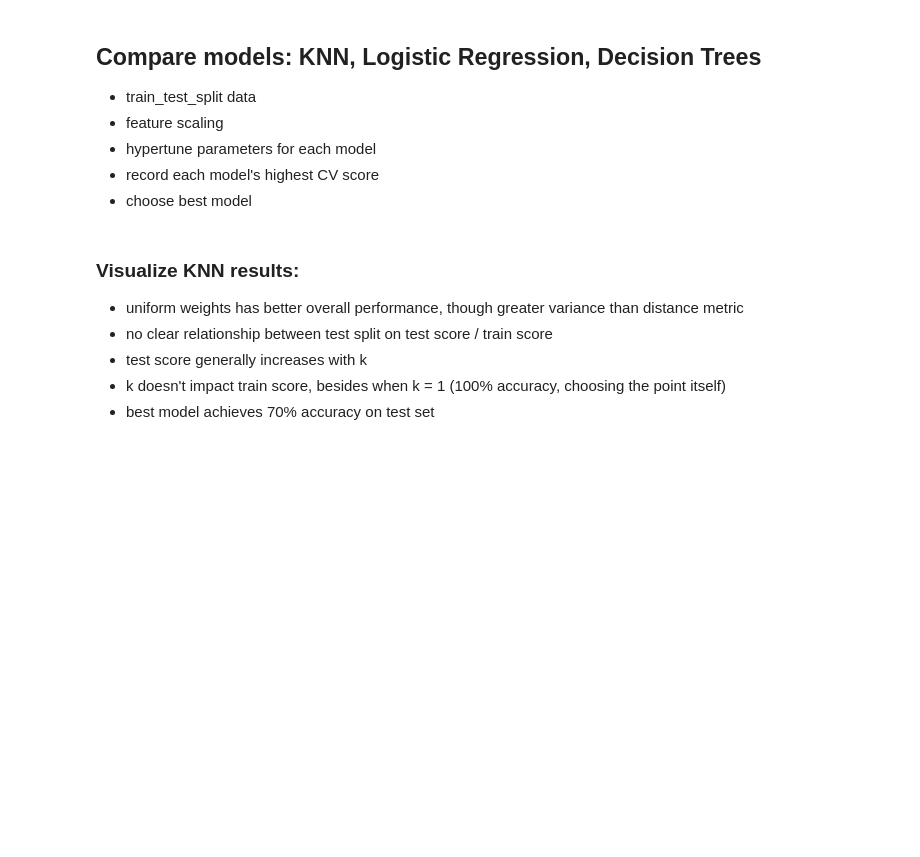
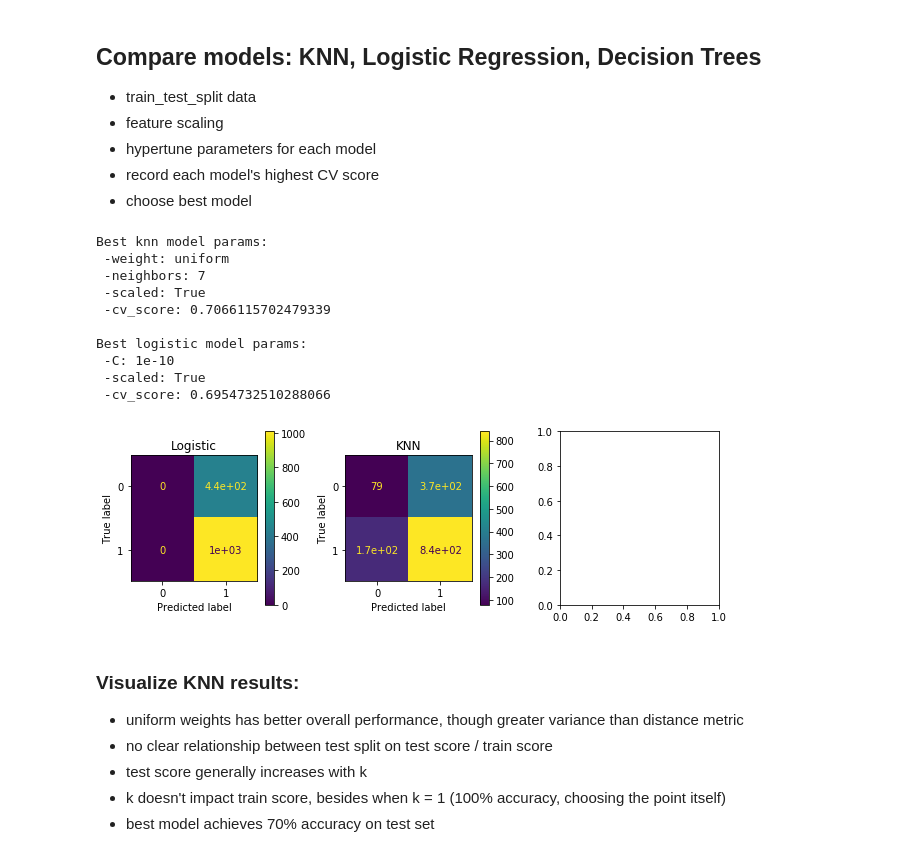
Before and after one commit to christinejiang11/personal_projects, a Jupyter notebook: Homer_Recommendation/Homer_CTP_Classification.ipynb, the cells around one changed output. Cells and saved outputs as stored; diff of their text form; code cells hidden in the pictures; blank space fills up the shorter version.

```diff
--- a/Homer_Recommendation/Homer_CTP_Classification.ipynb
+++ b/Homer_Recommendation/Homer_CTP_Classification.ipynb
@@ -293,3 +330,48 @@ class Model:
+# %%
+#make these keyword arguments
+#compare model scores and parameters, compare confusion matrices
+def best_model(knn_df, logreg_df):
+    best_knn = knn_df[knn_df['best_score'] == knn_df['best_score'].max()].iloc[0]
+    best_logreg = logreg_df[logreg_df['best_score'] == logreg_df['best_score'].max()].iloc[0]
+
+    print(f'''
+Best knn model params:
+ -weight: {best_knn.weight}
+ -neighbors: {best_knn.k_neighbors}
+ -scaled: {best_knn.scaled}
+ -cv_score: {best_knn.best_score}''')
+
+    print(f'''\nBest logistic model params:
+ -C: {best_logreg.C}
+ -scaled: {best_logreg.scaled}
+ -cv_score: {best_logreg.best_score}''')
+
+    plt.rcParams['figure.figsize'] = (9,3)
+    fig, subaxes = plt.subplots(1,3)
+    pd.set_option('display.float_format', lambda x: '%.4f' % x)
+    plot_confusion_matrix(clf, X_test_scaled, y_test, ax = subaxes[0])
+    subaxes[0].set_title('Logistic')
+
+    knn = KNeighborsClassifier(weights = best_knn.weight, n_neighbors = best_knn.k_neighbors)
+    knn.fit(X_train_scaled, y_train)
+    plot_confusion_matrix(knn, X_test_scaled, y_test, ax = subaxes[1])
+    subaxes[1].set_title('KNN')
+    plt.tight_layout()
+    plt.show()
+# %%
+best_model(knn_df, logreg_df)
+# %% [output]
+Best knn model params:
+ -weight: uniform
+ -neighbors: 7
+ -scaled: True
+ -cv_score: 0.7066115702479339
+
+Best logistic model params:
+ -C: 1e-10
+ -scaled: True
+ -cv_score: 0.6954732510288066
+[figure, added]
 # %%
 mymodel = Model(X,y)
 mymodel.X_train
```
Also changed, not shown: parts of 10 cells of this notebook.
